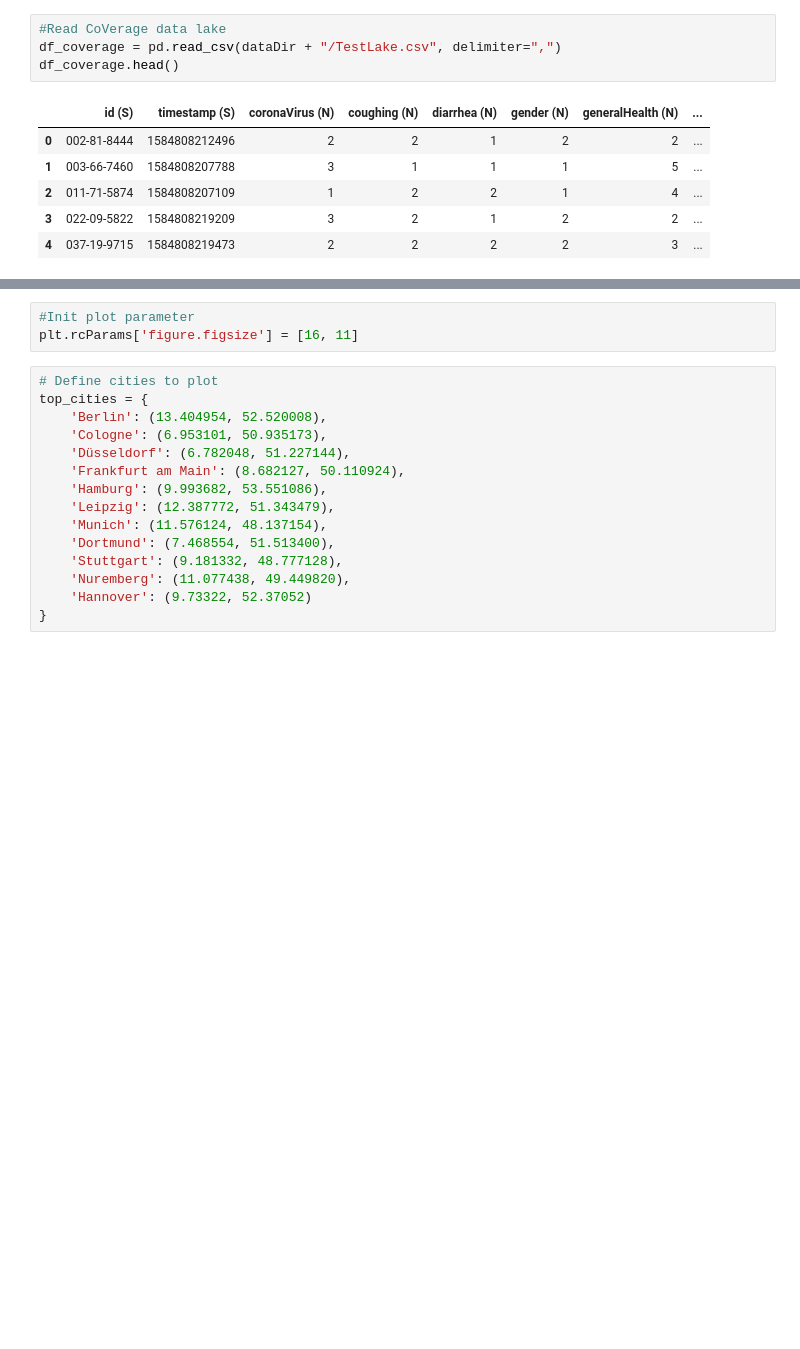
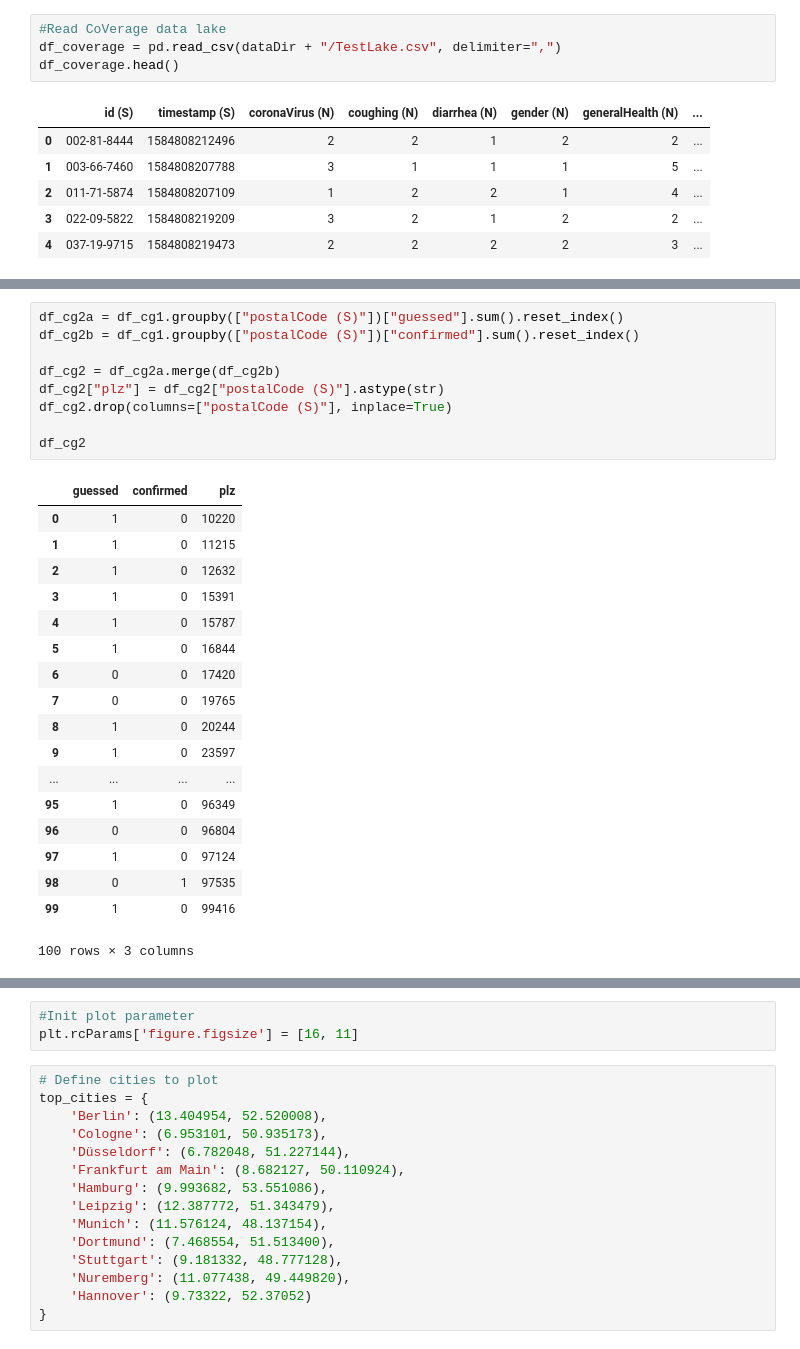
Before and after one commit to pfandzelter/cov-erage, a Jupyter notebook: analytics/map.ipynb, the cells around one changed output, grey strips where cells are left out. Cells and saved outputs as stored; diff of their text form; blank space fills up the shorter version.

```diff
--- a/analytics/map.ipynb
+++ b/analytics/map.ipynb
@@ -56,0 +55,28 @@ df_count_positive =
+# %%
+df_cg2a = df_cg1.groupby(["postalCode (S)"])["guessed"].sum().reset_index()
+df_cg2b = df_cg1.groupby(["postalCode (S)"])["confirmed"].sum().reset_index()
+
+df_cg2 = df_cg2a.merge(df_cg2b)
+df_cg2["plz"] = df_cg2["postalCode (S)"].astype(str)
+df_cg2.drop(columns=["postalCode (S)"], inplace=True)
+
+df_cg2
+# %% [output]
+|  | guessed | confirmed | plz |
+| 0 | 1 | 0 | 10220 |
+| 1 | 1 | 0 | 11215 |
+| 2 | 1 | 0 | 12632 |
+| 3 | 1 | 0 | 15391 |
+| 4 | 1 | 0 | 15787 |
+| 5 | 1 | 0 | 16844 |
+| 6 | 0 | 0 | 17420 |
+| 7 | 0 | 0 | 19765 |
+| 8 | 1 | 0 | 20244 |
+| 9 | 1 | 0 | 23597 |
+| ... | ... | ... | ... |
+| 95 | 1 | 0 | 96349 |
+| 96 | 0 | 0 | 96804 |
+| 97 | 1 | 0 | 97124 |
+| 98 | 0 | 1 | 97535 |
+| 99 | 1 | 0 | 99416 |
+100 rows × 3 columns
```
Also changed, not shown: parts of 14 cells of this notebook.
